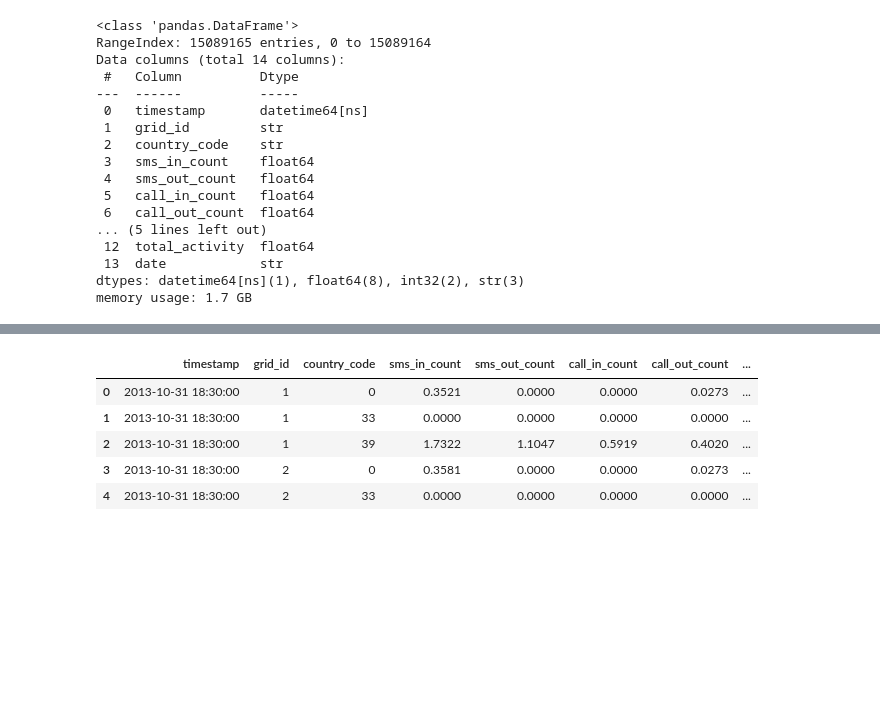
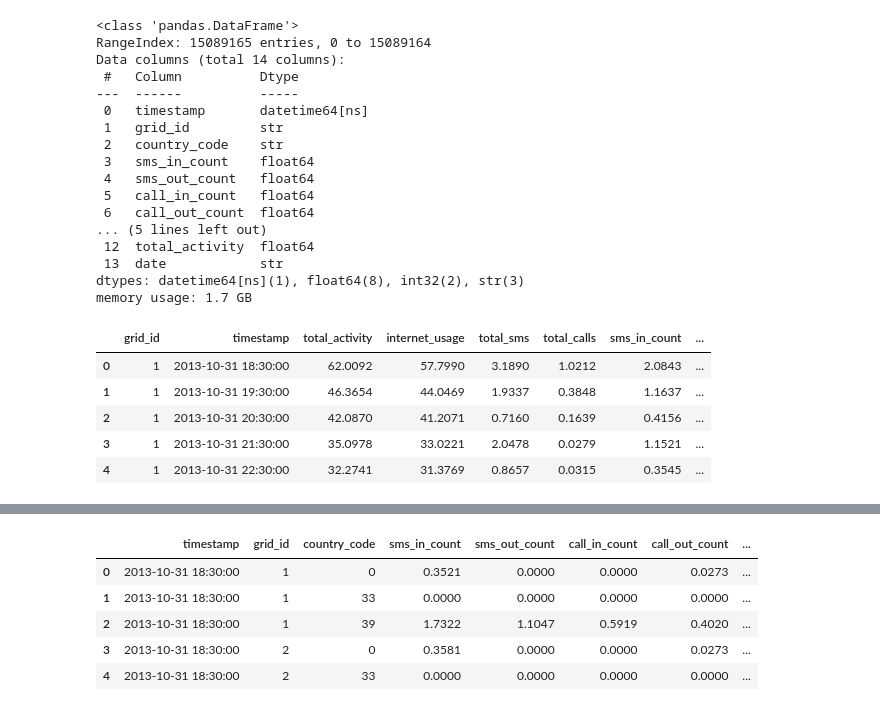
Before and after one commit to Chandru82582/PredectiveIntelligenceSystem, a Jupyter notebook: DataAnalysis/featuring.ipynb, the cells around one changed output, grey strips where cells are left out. Saved outputs shown, nothing was run; the diff lists cells and outputs as text; code cells hidden in the pictures; blank space fills up the shorter version.

```diff
--- a/DataAnalysis/featuring.ipynb
+++ b/DataAnalysis/featuring.ipynb
@@ -55,0 +75,9 @@ memory usage: 1.7 GB
+# %%
+df_agg.head()
+# %% [output]
+|  | grid_id | timestamp | total_activity | internet_usage | total_sms | total_calls | sms_in_count | ... |
+| 0 | 1 | 2013-10-31 18:30:00 | 62.0092 | 57.7990 | 3.1890 | 1.0212 | 2.0843 | ... |
+| 1 | 1 | 2013-10-31 19:30:00 | 46.3654 | 44.0469 | 1.9337 | 0.3848 | 1.1637 | ... |
+| 2 | 1 | 2013-10-31 20:30:00 | 42.0870 | 41.2071 | 0.7160 | 0.1639 | 0.4156 | ... |
+| 3 | 1 | 2013-10-31 21:30:00 | 35.0978 | 33.0221 | 2.0478 | 0.0279 | 1.1521 | ... |
+| 4 | 1 | 2013-10-31 22:30:00 | 32.2741 | 31.3769 | 0.8657 | 0.0315 | 0.3545 | ... |
```
Also changed, not shown: parts of 43 cells of this notebook, 13 other files.
